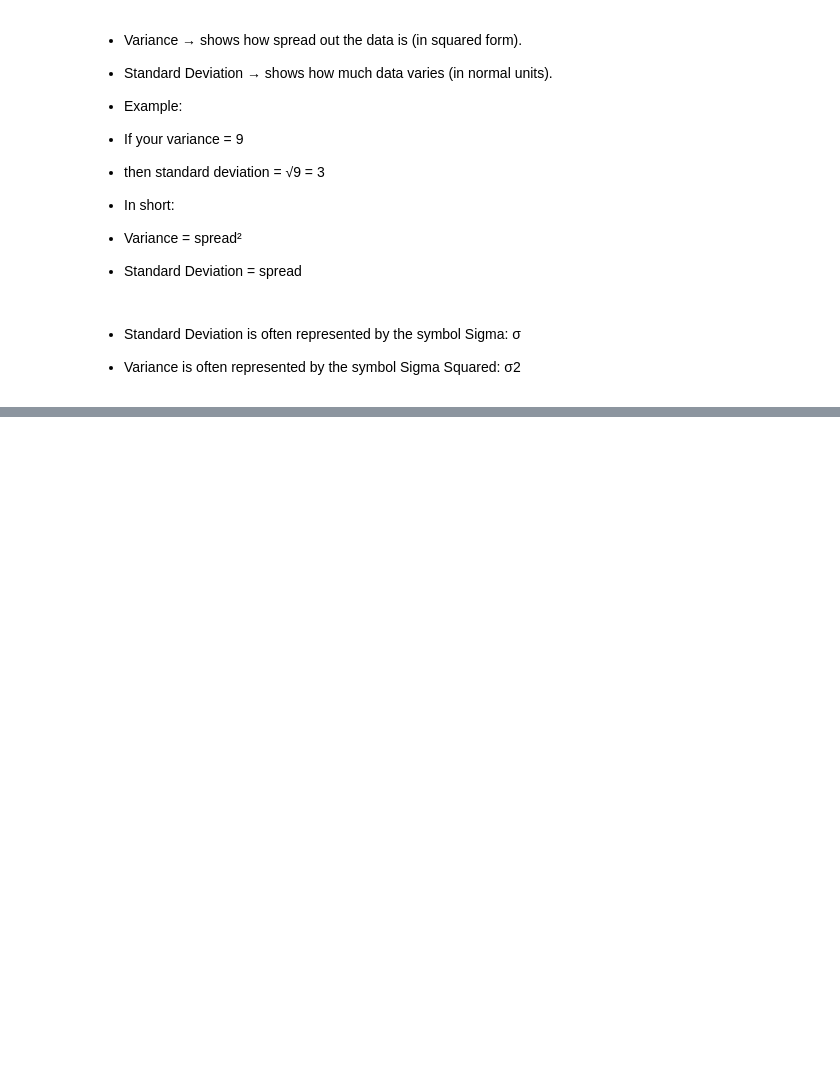
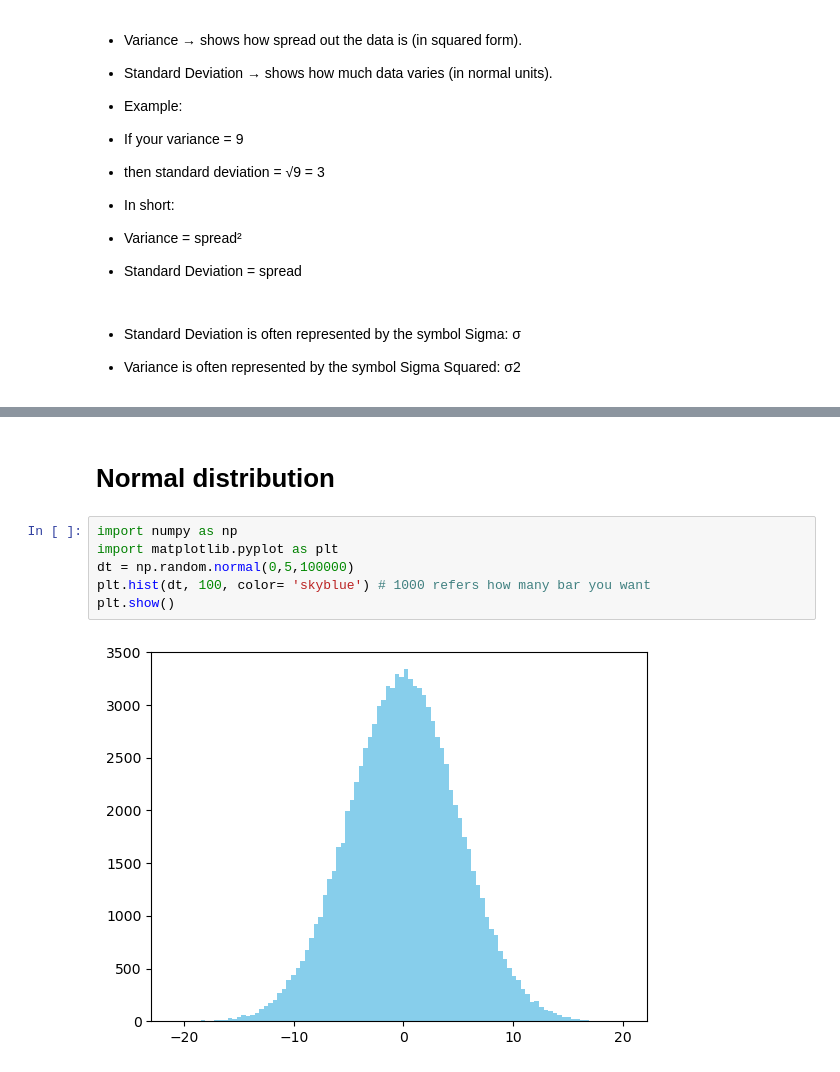
Before and after one commit to minturam21/Machine-Learning, a Jupyter notebook: statistic.ipynb, the cells around one changed output, grey strips where cells are left out. Cells and saved outputs as stored; diff of their text form; blank space fills up the shorter version.

```diff
--- a/statistic.ipynb
+++ b/statistic.ipynb
@@ -150,0 +228,10 @@ print(x)
+# %% [markdown]
+# Normal distribution
+# %%
+import numpy as np
+import matplotlib.pyplot as plt
+dt = np.random.normal(0,5,100000)
+plt.hist(dt, 100, color= 'skyblue') # 1000 refers how many bar you want
+plt.show()
+# %% [output]
+[figure, added]
```
Also changed, not shown: parts of 16 cells of this notebook.
